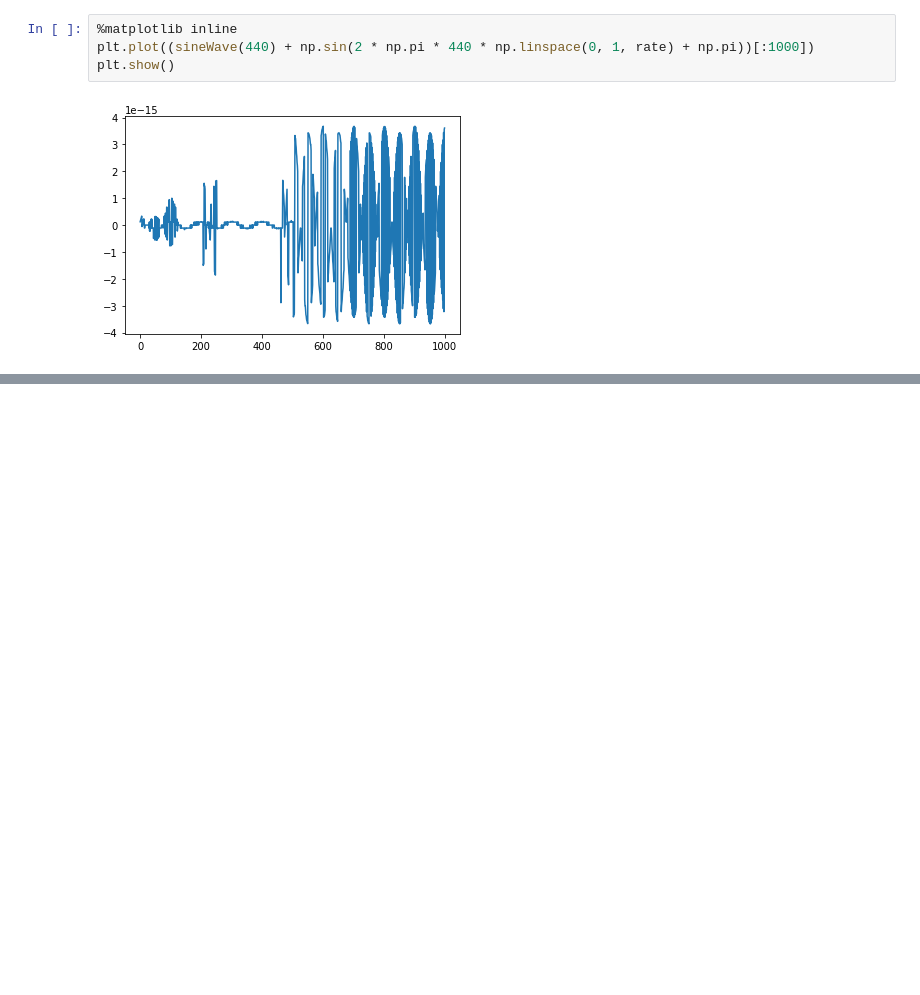
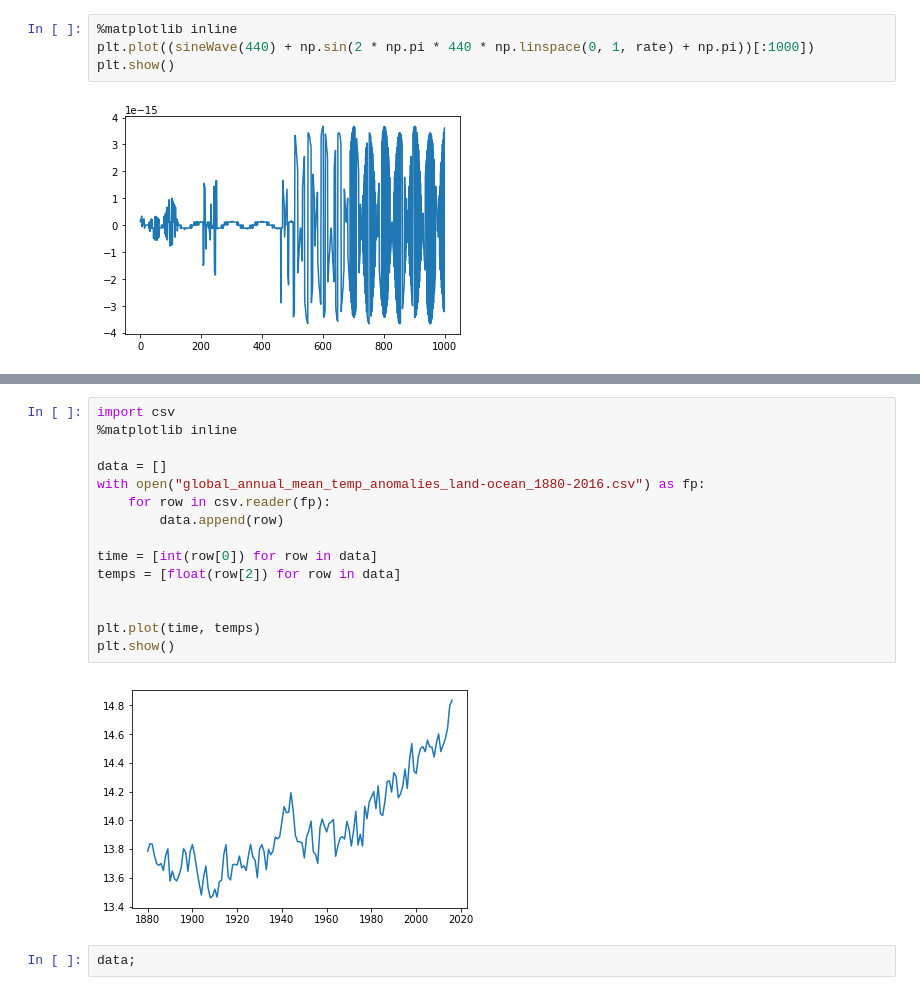
Before and after one commit to mmonnica/Matematicki-softver, a Jupyter notebook: 1.dz/Zvuk.ipynb, the cells around one changed output, grey strips where cells are left out. Cells and saved outputs as stored; diff of their text form; blank space fills up the shorter version.

```diff
--- a/1.dz/Zvuk.ipynb
+++ b/1.dz/Zvuk.ipynb
@@ -181,0 +211,19 @@ plt.show()
+# %%
+import csv
+%matplotlib inline
+
+data = []
+with open("global_annual_mean_temp_anomalies_land-ocean_1880-2016.csv") as fp:
+    for row in csv.reader(fp):
+        data.append(row)
+
+time = [int(row[0]) for row in data]
+temps = [float(row[2]) for row in data]
+
+
+plt.plot(time, temps)
+plt.show()
+# %% [output]
+[figure, added]
+# %%
+data;
```
Also changed, not shown: parts of 6 cells of this notebook, 3 other files.
